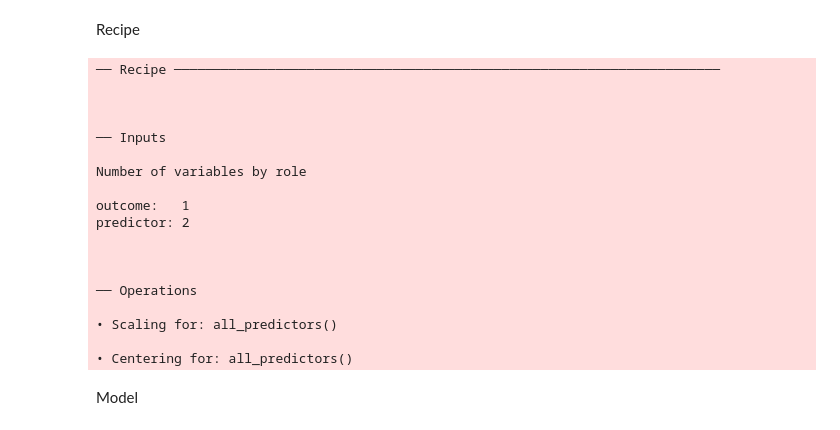
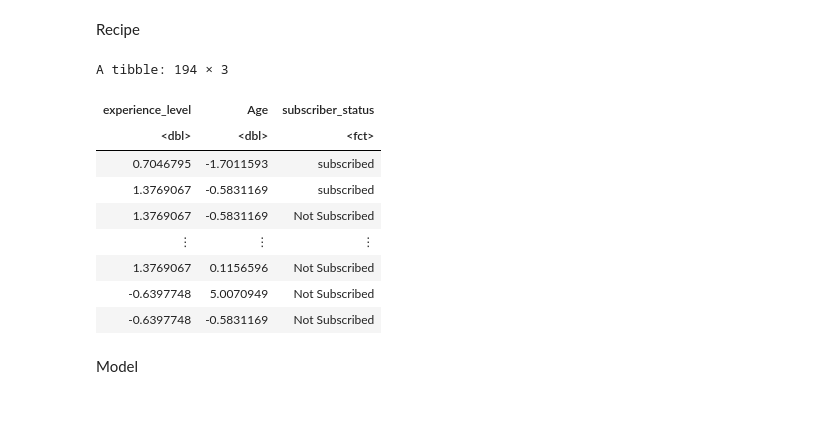
Before and after one commit to Inesh-DSCI/Group-Project-Final, a Jupyter notebook: Group Project :D.ipynb, the cells around one changed output. Cells and saved outputs as stored; diff of their text form; code cells hidden in the pictures.

```diff
--- a/Group Project :D.ipynb
+++ b/Group Project :D.ipynb
@@ -102,26 +166,25 @@ Recipe
 player_recipe <- recipe(subscriber_status ~ experience_level + Age, data = player_train) |>
                 step_scale(all_predictors()) |>
                 step_center(all_predictors())
-player_recipe
+
+player_recipe2 <- recipe(subscriber_status ~ experience_level + Age, data = player_train) |>
+                step_scale(all_predictors()) |>
+                step_center(all_predictors()) |>
+                prep()
-# %% [output]
-── Recipe ──────────────────────────────────────────────────────────────────────
-
-
-
-── Inputs
-
-Number of variables by role
-
-outcome:   1
-predictor: 2
-
-
-
-── Operations
-
-• Scaling for: all_predictors()
-
-• Centering for: all_predictors()
+# %%
+scaled_data <- bake(player_recipe2, player_data_scaled)
+scaled_data
+# %% [output]
+A tibble: 194 × 3
+| experience_level | Age | subscriber_status |
+| <dbl> | <dbl> | <fct> |
+| 0.7046795 | -1.7011593 | subscribed |
+| 1.3769067 | -0.5831169 | subscribed |
+| 1.3769067 | -0.5831169 | Not Subscribed |
+| ⋮ | ⋮ | ⋮ |
+| 1.3769067 | 0.1156596 | Not Subscribed |
+| -0.6397748 | 5.0070949 | Not Subscribed |
+| -0.6397748 | -0.5831169 | Not Subscribed |
 # %% [markdown]
 Model
 # %%
```
Also changed, not shown: parts of 8 cells of this notebook.
